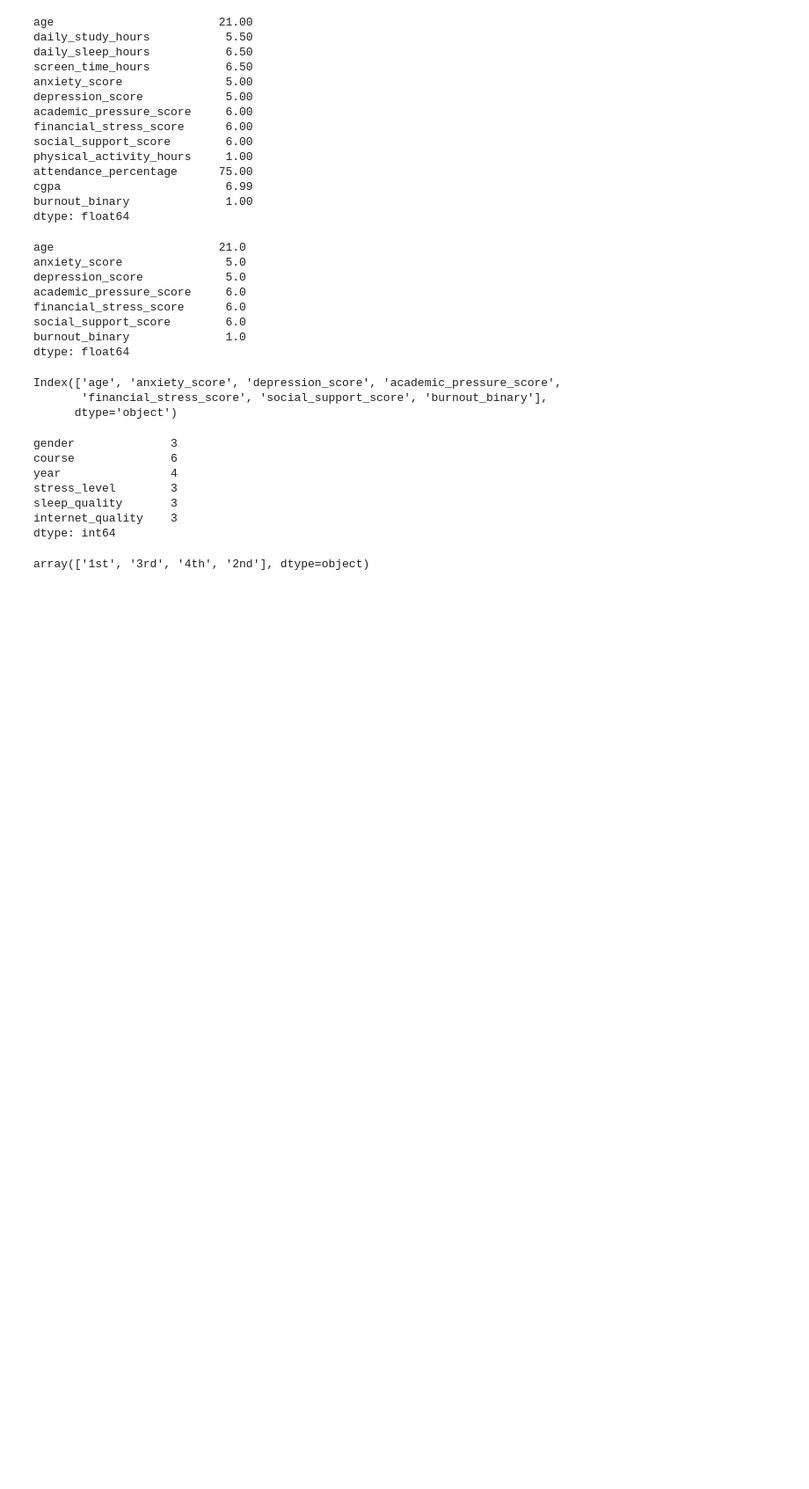
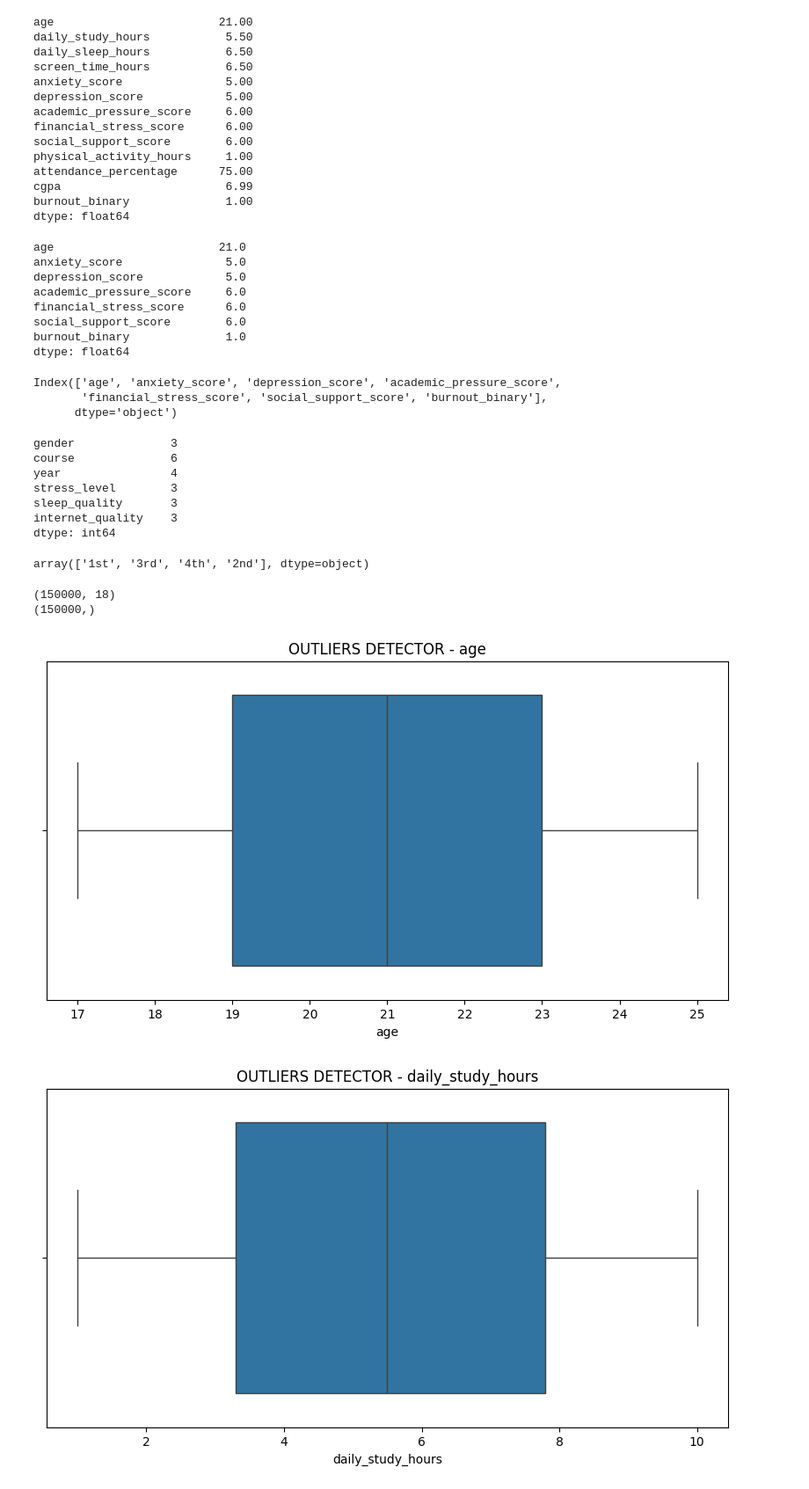
Before and after one commit to wen24-collab/MODEL-MACHINE-LEARNING-CLASSIFIICATION-KELULUSAN-SISWA, a Jupyter notebook: prediksi_kelulusan.ipynb, the cells around one changed output. Shown at 88% size. Drawn from its saved outputs; the diff is of its cells as text; code cells hidden in the pictures; blank space fills up the shorter version.

Commit message:
outliers detectore

```diff
--- a/prediksi_kelulusan.ipynb
+++ b/prediksi_kelulusan.ipynb
@@ -175,3 +178,31 @@ dtype: int64
 data_finalmodel['year'].unique() #melihat data yang tidak konsisten pada data set kita
 # %% [output]
 array(['1st', '3rd', '4th', '2nd'], dtype=object)
+# %%
+#aspliting data set
+
+x = data_finalmodel.drop(columns=['burnout_binary']) #memisahkan data fitur dengan data target
+y = data_finalmodel['burnout_binary']
+
+x_latih, x_uji, y_latih, y_uji = train_test_split(x, y, test_size= 0.3, random_state=42) #memisahkan data latih dan data uji dengan rasio 70:30
+
+print(x.shape) #melihat jumlah data fitur
+print(y.shape) #melihat jumlah data target
+# %% [output]
+(150000, 18)
+(150000,)
+# %%
+#   EDA atau Exploratory Data Analysis
+#DISTIRIBUTION DATA, MENGGUNAKAN UNIVARIATE ANALYSIS
+
+
+#outlier detection
+#kirta gunakan x_latih karna kita sudah spliting dahulu data nya
+for column in x_latih.select_dtypes(include=['float64', 'int64']).columns: #disini kita menggabil data numerik saja karna outliers biasa nya hanya untuk data numerik
+    plt.figure(figsize=(10, 5))
+    sns.boxplot(x =x_latih[column])
+    plt.title(f'OUTLIERS DETECTOR - {column}')
+    plt.show()
+# %% [output]
+[figure, added]
+[figure, added]
```
Also changed, not shown: parts of 2 cells of this notebook.
